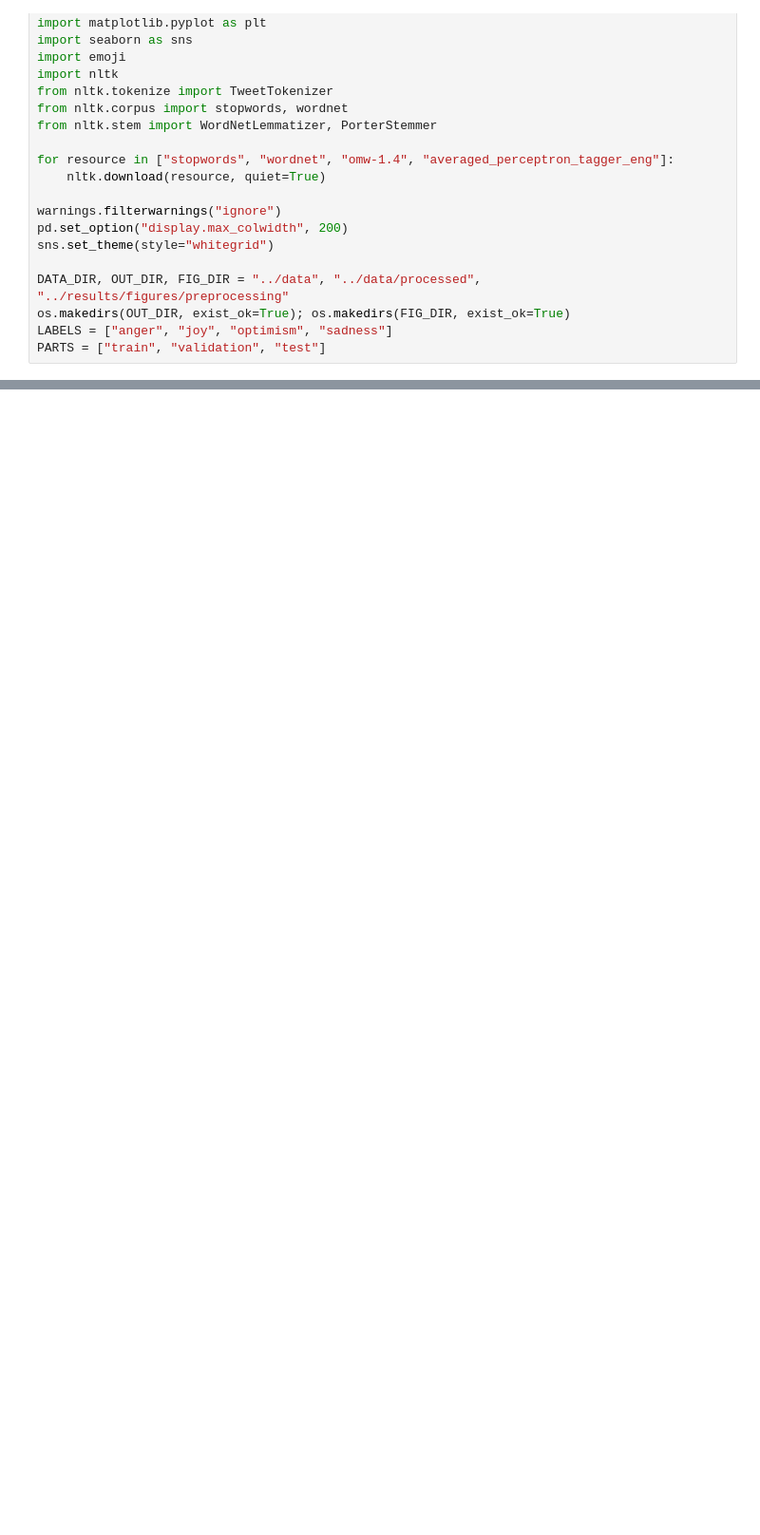
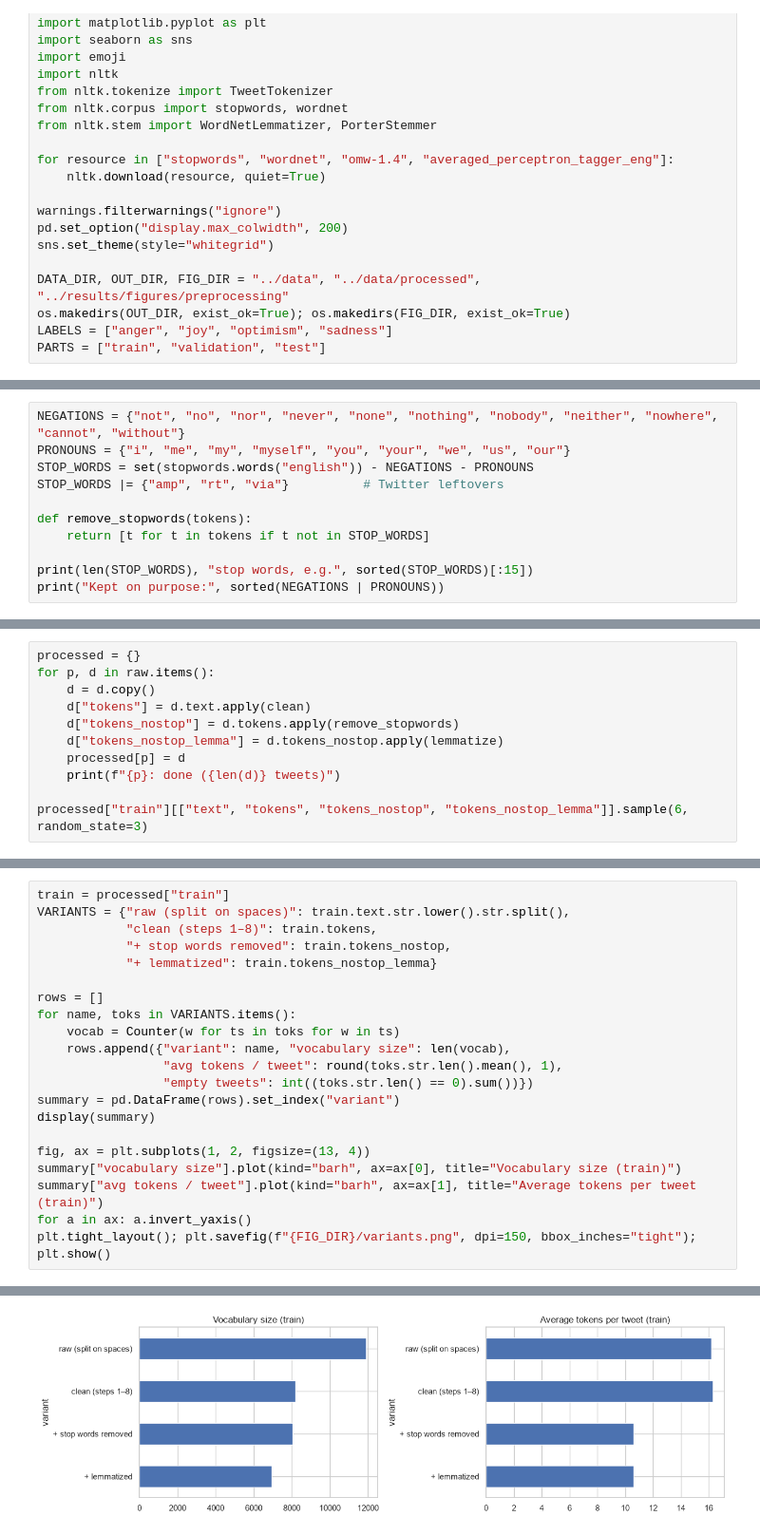
Before and after one commit to PunleuTY/NLP-Tweet-Sematic-Analysis, a Jupyter notebook: notebooks/02_text_preprocessing.ipynb, the cells around one changed output, grey strips where cells are left out. Shown at 95% size. Cells and saved outputs as stored; diff of their text form; blank space fills up the shorter version.

Commit message:
feat: text preprocessing

```diff
--- a/notebooks/02_text_preprocessing.ipynb
+++ b/notebooks/02_text_preprocessing.ipynb
@@ -49,0 +196,11 @@ PARTS = ["train", "validation", "test"]
+# %%
+NEGATIONS = {"not", "no", "nor", "never", "none", "nothing", "nobody", "neither", "nowhere", "cannot", "without"}
+PRONOUNS = {"i", "me", "my", "myself", "you", "your", "we", "us", "our"}
+STOP_WORDS = set(stopwords.words("english")) - NEGATIONS - PRONOUNS
+STOP_WORDS |= {"amp", "rt", "via"}          # Twitter leftovers
+
+def remove_stopwords(tokens):
+    return [t for t in tokens if t not in STOP_WORDS]
+
+print(len(STOP_WORDS), "stop words, e.g.", sorted(STOP_WORDS)[:15])
+print("Kept on purpose:", sorted(NEGATIONS | PRONOUNS))
@@ -49,0 +231,11 @@ PARTS = ["train", "validation", "test"]
+# %%
+processed = {}
+for p, d in raw.items():
+    d = d.copy()
+    d["tokens"] = d.text.apply(clean)
+    d["tokens_nostop"] = d.tokens.apply(remove_stopwords)
+    d["tokens_nostop_lemma"] = d.tokens_nostop.apply(lemmatize)
+    processed[p] = d
+    print(f"{p}: done ({len(d)} tweets)")
+
+processed["train"][["text", "tokens", "tokens_nostop", "tokens_nostop_lemma"]].sample(6, random_state=3)
@@ -49,0 +255,22 @@ PARTS = ["train", "validation", "test"]
+# %%
+train = processed["train"]
+VARIANTS = {"raw (split on spaces)": train.text.str.lower().str.split(),
+            "clean (steps 1–8)": train.tokens,
+            "+ stop words removed": train.tokens_nostop,
+            "+ lemmatized": train.tokens_nostop_lemma}
+
+rows = []
+for name, toks in VARIANTS.items():
+    vocab = Counter(w for ts in toks for w in ts)
+    rows.append({"variant": name, "vocabulary size": len(vocab),
+                 "avg tokens / tweet": round(toks.str.len().mean(), 1),
+                 "empty tweets": int((toks.str.len() == 0).sum())})
+summary = pd.DataFrame(rows).set_index("variant")
+display(summary)
+
+fig, ax = plt.subplots(1, 2, figsize=(13, 4))
+summary["vocabulary size"].plot(kind="barh", ax=ax[0], title="Vocabulary size (train)")
+summary["avg tokens / tweet"].plot(kind="barh", ax=ax[1], title="Average tokens per tweet (train)")
+for a in ax: a.invert_yaxis()
+plt.tight_layout(); plt.savefig(f"{FIG_DIR}/variants.png", dpi=150, bbox_inches="tight"); plt.show()
+# %% [output]
@@ -49,0 +283 @@ PARTS = ["train", "validation", "test"]
+[figure, added]
```
Also changed, not shown: parts of 20 cells of this notebook, 4 other files.
